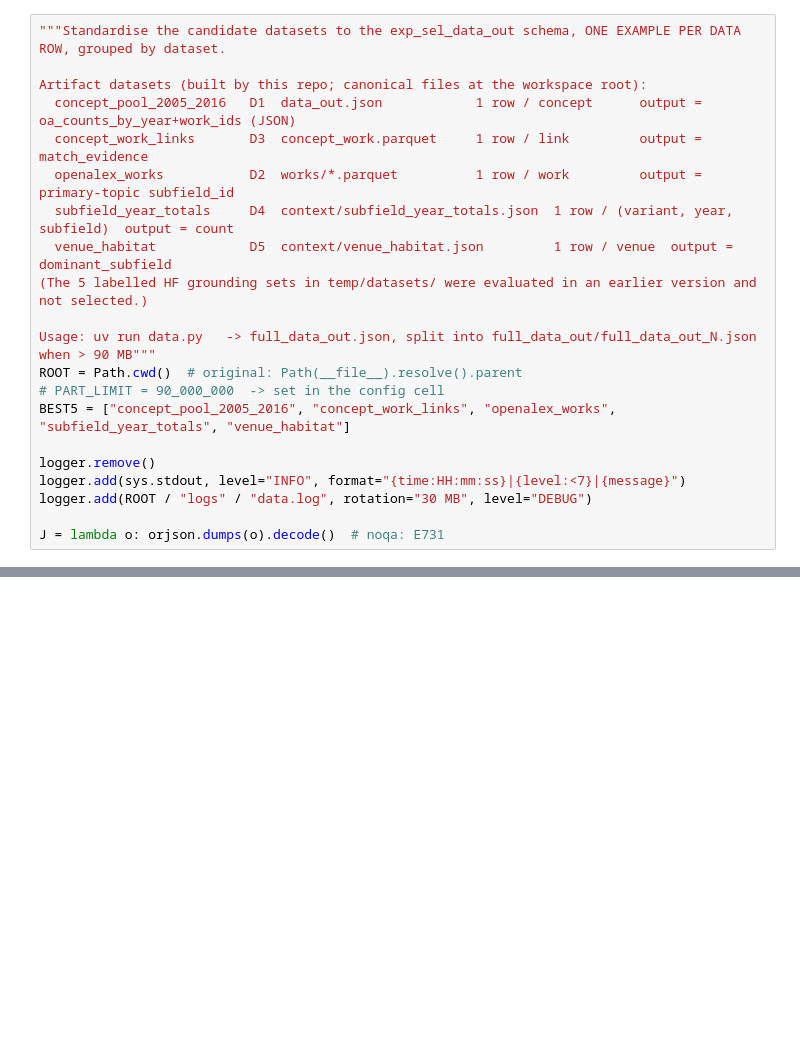
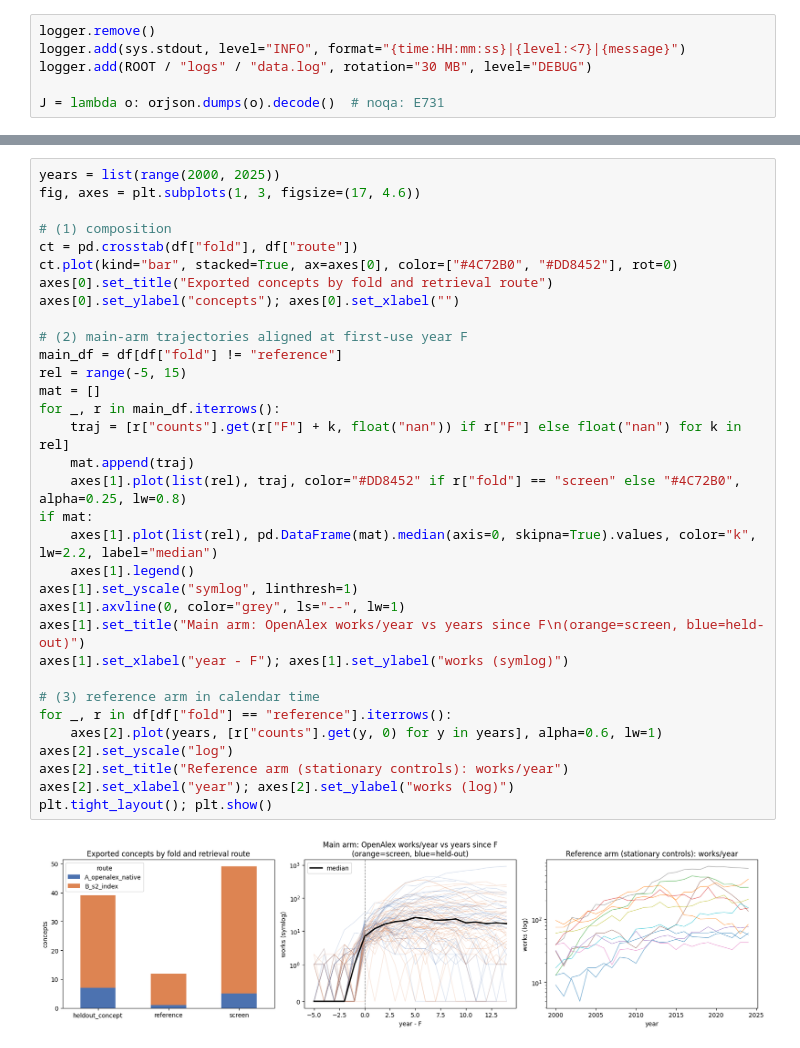
Before and after one commit to ai-inventor-papers/ai-invention-8892b7-occupancy-is-not-integration-for-new, a Jupyter notebook: round-1/dataset-1/demo/data_code_demo.ipynb, the cells around one changed output, grey strips where cells are left out. Drawn from its saved outputs; the diff is of its cells as text; blank space fills up the shorter version.

Commit message:
round-1/dataset-1 — demo for New science concepts and their papers

```diff
--- a/round-1/dataset-1/demo/data_code_demo.ipynb
+++ b/round-1/dataset-1/demo/data_code_demo.ipynb
@@ -106,19 +86,4 @@ Logs go to stdout and to `logs/data.log`, as in the original.
 # %%
-"""Standardise the candidate datasets to the exp_sel_data_out schema, ONE EXAMPLE PER DATA ROW, grouped by dataset.
-
-Artifact datasets (built by this repo; canonical files at the workspace root):
-  concept_pool_2005_2016   D1  data_out.json            1 row / concept      output = oa_counts_by_year+work_ids (JSON)
-  concept_work_links       D3  concept_work.parquet     1 row / link         output = match_evidence
-  openalex_works           D2  works/*.parquet          1 row / work         output = primary-topic subfield_id
-  subfield_year_totals     D4  context/subfield_year_totals.json  1 row / (variant, year, subfield)  output = count
-  venue_habitat            D5  context/venue_habitat.json         1 row / venue  output = dominant_subfield
-(The 5 labelled HF grounding sets in temp/datasets/ were evaluated in an earlier version and not selected.)
-
-Usage: uv run data.py   -> full_data_out.json, split into full_data_out/full_data_out_N.json when > 90 MB"""
-ROOT = Path.cwd()  # original: Path(__file__).resolve().parent
-# PART_LIMIT = 90_000_000  -> set in the config cell
-BEST5 = ["concept_pool_2005_2016", "concept_work_links", "openalex_works", "subfield_year_totals", "venue_habitat"]
-
 logger.remove()
 logger.add(sys.stdout, level="INFO", format="{time:HH:mm:ss}|{level:<7}|{message}")
 logger.add(ROOT / "logs" / "data.log", rotation="30 MB", level="DEBUG")
@@ -412,0 +298,35 @@ plt.show()
+# %%
+years = list(range(2000, 2025))
+fig, axes = plt.subplots(1, 3, figsize=(17, 4.6))
+
+# (1) composition
+ct = pd.crosstab(df["fold"], df["route"])
+ct.plot(kind="bar", stacked=True, ax=axes[0], color=["#4C72B0", "#DD8452"], rot=0)
+axes[0].set_title("Exported concepts by fold and retrieval route")
+axes[0].set_ylabel("concepts"); axes[0].set_xlabel("")
+
+# (2) main-arm trajectories aligned at first-use year F
+main_df = df[df["fold"] != "reference"]
+rel = range(-5, 15)
+mat = []
+for _, r in main_df.iterrows():
+    traj = [r["counts"].get(r["F"] + k, float("nan")) if r["F"] else float("nan") for k in rel]
+    mat.append(traj)
+    axes[1].plot(list(rel), traj, color="#DD8452" if r["fold"] == "screen" else "#4C72B0", alpha=0.25, lw=0.8)
+if mat:
+    axes[1].plot(list(rel), pd.DataFrame(mat).median(axis=0, skipna=True).values, color="k", lw=2.2, label="median")
+    axes[1].legend()
+axes[1].set_yscale("symlog", linthresh=1)
+axes[1].axvline(0, color="grey", ls="--", lw=1)
+axes[1].set_title("Main arm: OpenAlex works/year vs years since F\n(orange=screen, blue=held-out)")
+axes[1].set_xlabel("year - F"); axes[1].set_ylabel("works (symlog)")
+
+# (3) reference arm in calendar time
+for _, r in df[df["fold"] == "reference"].iterrows():
+    axes[2].plot(years, [r["counts"].get(y, 0) for y in years], alpha=0.6, lw=1)
+axes[2].set_yscale("log")
+axes[2].set_title("Reference arm (stationary controls): works/year")
+axes[2].set_xlabel("year"); axes[2].set_ylabel("works (log)")
+plt.tight_layout(); plt.show()
+# %% [output]
+[figure, added]
```
Also changed, not shown: parts of 22 cells of this notebook, 1 other file.
